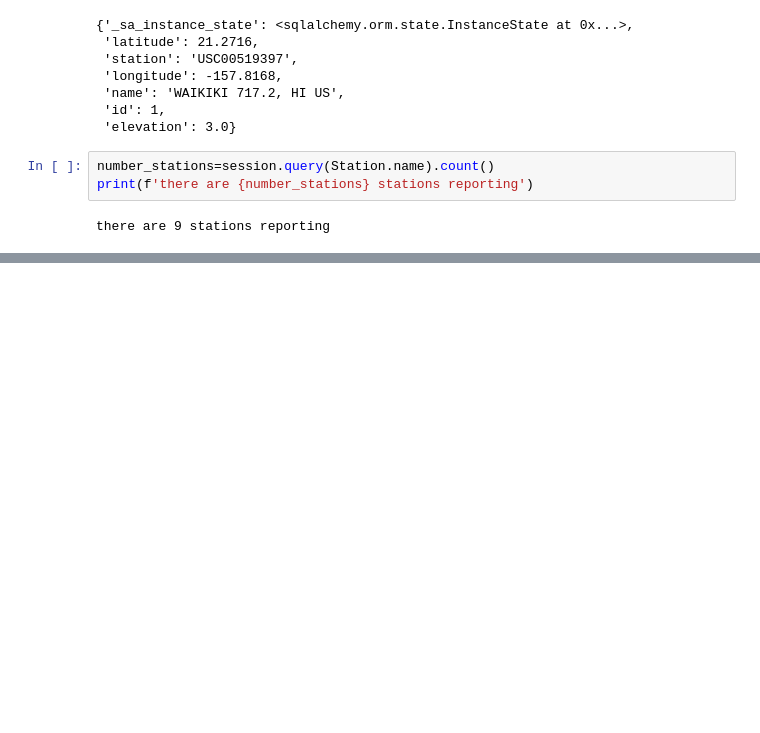
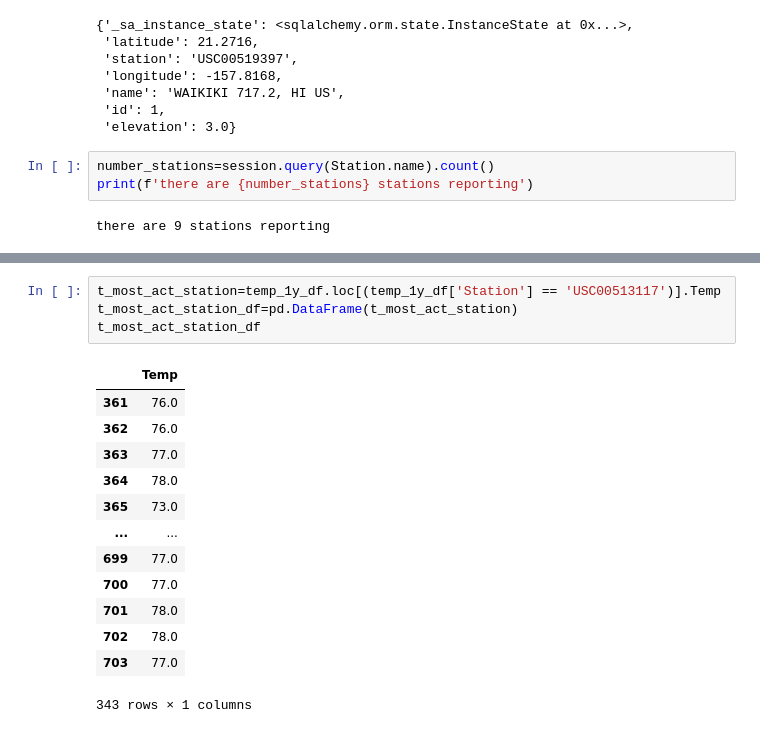
Before and after one commit to osie78/sqlalchemy-challenge, a Jupyter notebook: Untitled.ipynb, the cells around one changed output, grey strips where cells are left out. Drawn from its saved outputs; the diff is of its cells as text; blank space fills up the shorter version.

```diff
--- a/Untitled.ipynb
+++ b/Untitled.ipynb
@@ -170,0 +264,18 @@ count_per_station_df.sort_values(by=['records'])
+# %%
+t_most_act_station=temp_1y_df.loc[(temp_1y_df['Station'] == 'USC00513117')].Temp
+t_most_act_station_df=pd.DataFrame(t_most_act_station)
+t_most_act_station_df
+# %% [output]
+|  | Temp |
+| 361 | 76.0 |
+| 362 | 76.0 |
+| 363 | 77.0 |
+| 364 | 78.0 |
+| 365 | 73.0 |
+| ... | ... |
+| 699 | 77.0 |
+| 700 | 77.0 |
+| 701 | 78.0 |
+| 702 | 78.0 |
+| 703 | 77.0 |
+343 rows × 1 columns
```
Also changed, not shown: parts of 15 cells of this notebook.
